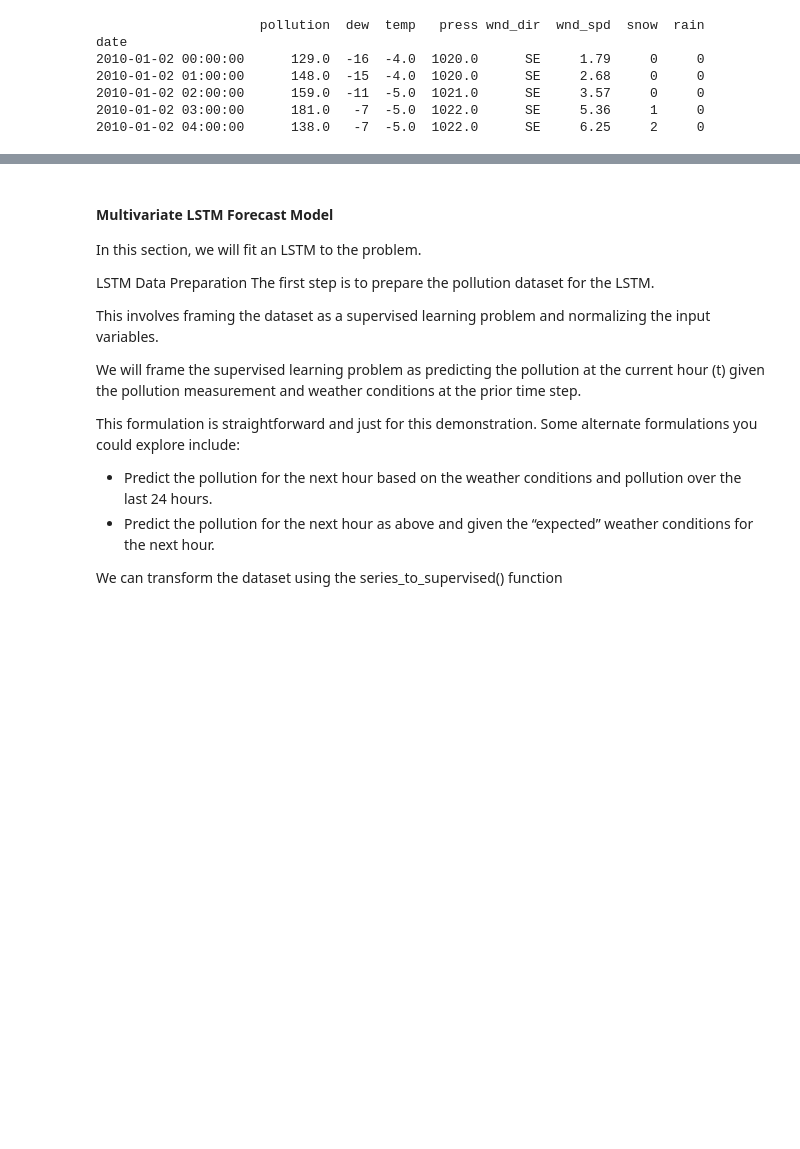
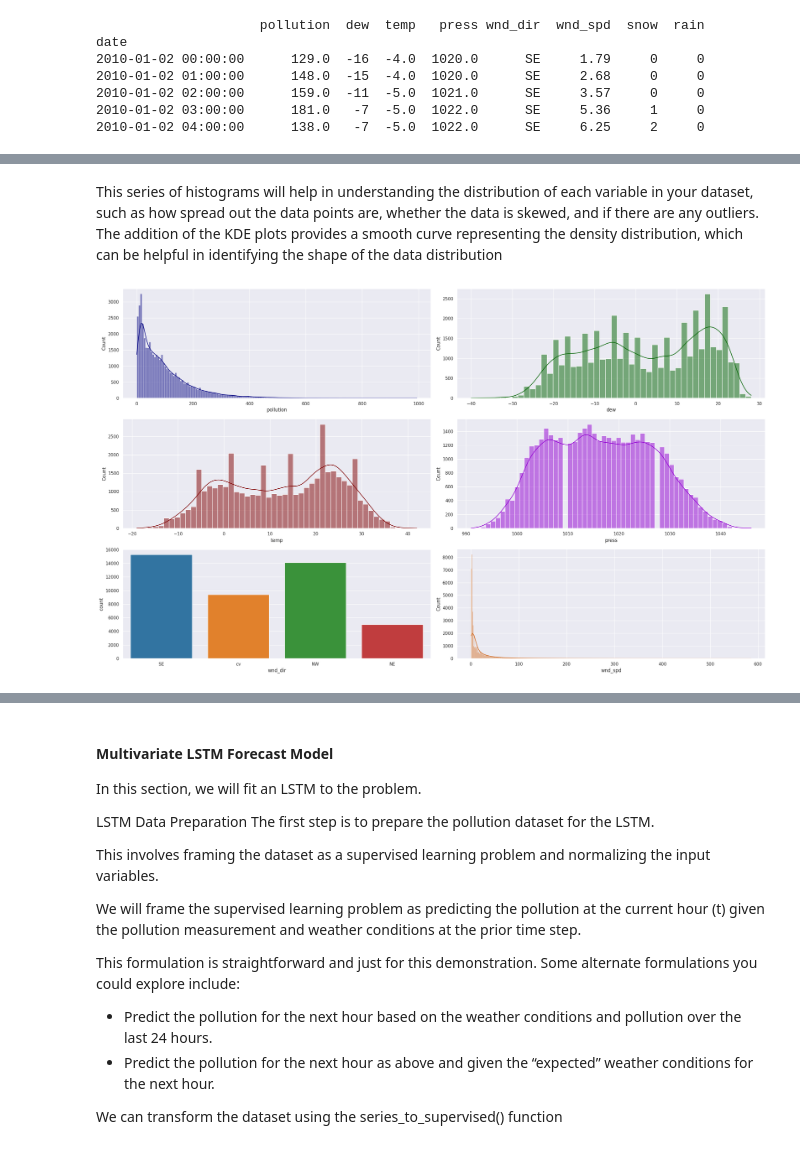
Before and after one commit to dipanwitadash/Applied-AI-miniproject-group8, a Jupyter notebook: d7041e-project-grp8-exp2.ipynb, the cells around one changed output, grey strips where cells are left out. Drawn from its saved outputs; the diff is of its cells as text; code cells hidden in the pictures; blank space fills up the shorter version.

```diff
--- a/d7041e-project-grp8-exp2.ipynb
+++ b/d7041e-project-grp8-exp2.ipynb
@@ -38 +125,24 @@ date
+# %% [markdown]
+This series of histograms will help in understanding the distribution of each variable in your dataset, such as how spread out the data points are, whether the data is skewed, and if there are any outliers. The addition of the KDE plots provides a smooth curve representing the density distribution, which can be helpful in identifying the shape of the data distribution
+# %%
+import matplotlib.pyplot as plt
+import seaborn as sns
+
+# Assuming 'dataset' is your DataFrame
+
+sns.set(style="darkgrid")
+
+fig, axs = plt.subplots(3, 2, figsize=(24, 14))
+
+sns.histplot(data=dataset, x="pollution", kde=True, color="navy", ax=axs[0, 0])
+sns.histplot(data=dataset, x="dew", kde=True, color="darkgreen", ax=axs[0, 1])
+sns.histplot(data=dataset, x="temp", kde=True, color="maroon", ax=axs[1, 0])
+sns.histplot(data=dataset, x="press", kde=True, color="darkviolet", ax=axs[1, 1])
+sns.countplot(data=dataset, x="wnd_dir", palette="tab10", ax=axs[2, 0])
+sns.histplot(data=dataset, x="wnd_spd", kde=True, color="chocolate", ax=axs[2, 1])
+
+plt.tight_layout()  # Adjust the layout
+plt.show()
+# %% [output]
+[figure, added]
 # %%
```
Also changed, not shown: parts of 25 cells of this notebook.
